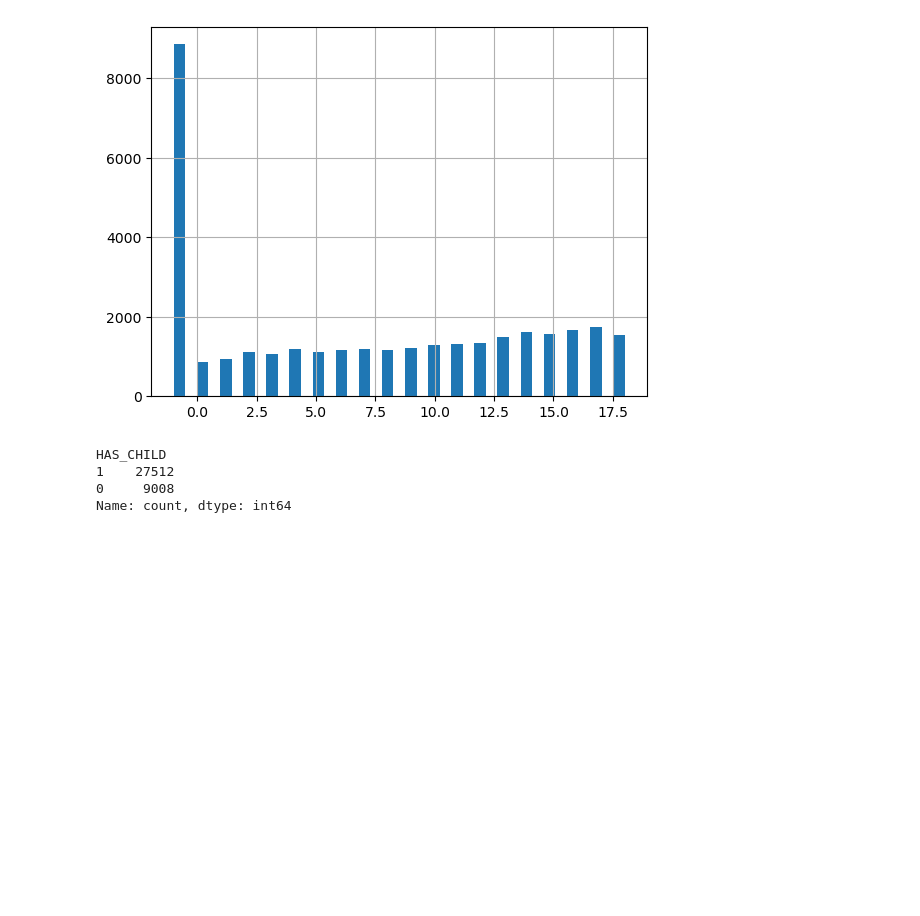
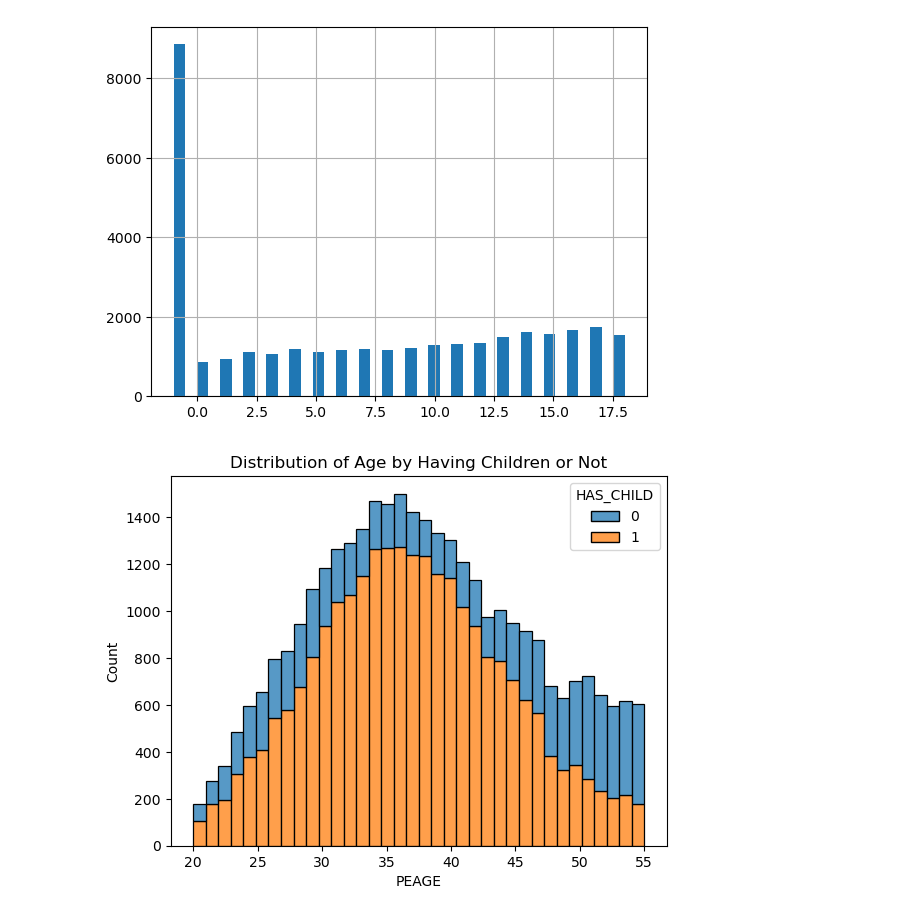
Before and after one commit to Henry-Louis/CPS-Data-Preparation, a Jupyter notebook: notebooks/draft.ipynb, the cells around one changed output. Saved outputs shown, nothing was run; the diff lists cells and outputs as text; code cells hidden in the pictures; blank space fills up the shorter version.

```diff
--- a/notebooks/draft.ipynb
+++ b/notebooks/draft.ipynb
@@ -52,10 +38,31 @@ df.AGE_OF_OLDEST_CHILD.hist(bins=39)
 # %% [output]
 <Axes: >
 [figure]
-# %%
-df.HAS_CHILD.value_counts()
-# %% [output]
-HAS_CHILD
-1    27512
-0     9008
-Name: count, dtype: int64
+# %%
+df.HAS_CHILD.value_counts()
+
+import matplotlib.pyplot as plt
+import seaborn as sns
+
+def plot_age_frequency(age_var: str, group_var: str, data: pd.DataFrame):
+    """
+    Plot the frequency of age groups for each group of having children or not.
+
+    Parameters:
+    - x: list or array of x-axis values
+    - y: list or array of y-axis values
+    - labels: list of labels for each data series
+
+    Returns:
+    - None
+    """
+    fig, ax = plt.subplots()
+    sns.histplot(data=data, x=age_var, hue=group_var, multiple="stack", ax=ax, bins=len(data[age_var].unique()))
+    plt.title(f"Distribution of Age by Having Children or Not")
+    plt.show()
+
+AGE = "PEAGE"
+HAS_CHILD = "HAS_CHILD"
+plot_age_frequency(AGE, HAS_CHILD, df)
+# %% [output]
+[figure, added]
```
Also changed, not shown: parts of 2 cells of this notebook, 7 other files.
